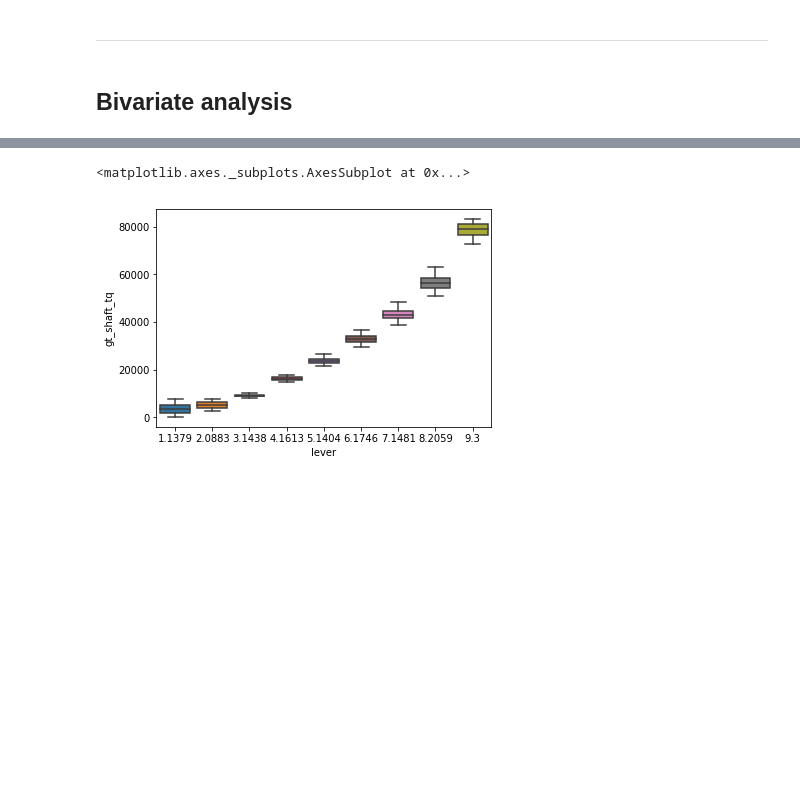
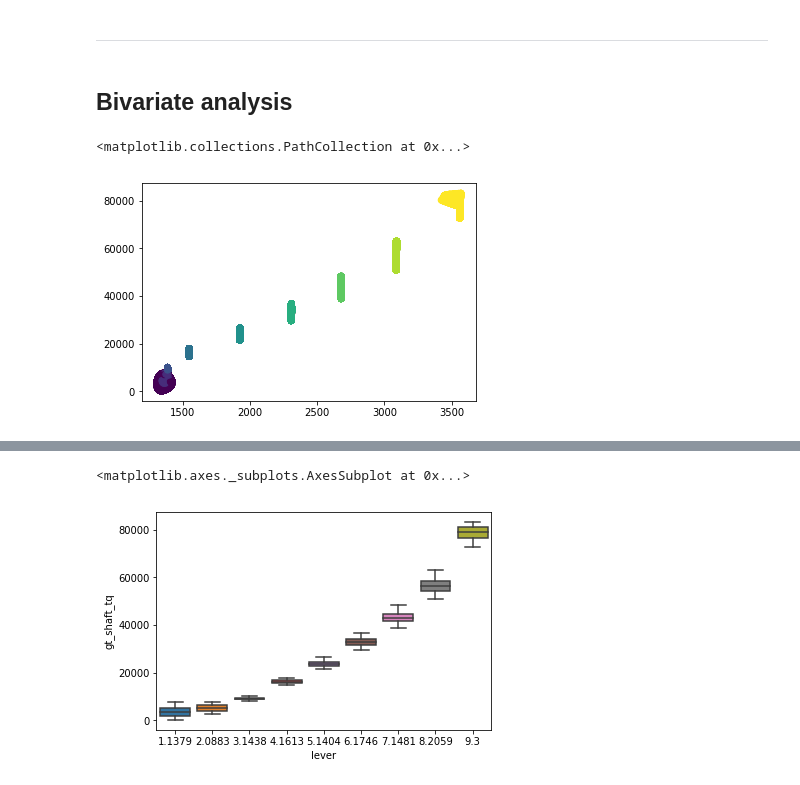
Before and after one commit to slickFix/Gas-compressor-failure-prediction, a Jupyter notebook: EDA.ipynb, the cells around one changed output, grey strips where cells are left out. Saved outputs shown, nothing was run; the diff lists cells and outputs as text; code cells hidden in the pictures; blank space fills up the shorter version.

Commit message:
adding sctter plots into EDA

```diff
--- a/EDA.ipynb
+++ b/EDA.ipynb
@@ -303,3 +314,10 @@ The 'normed' kwarg was deprecated in Matplotlib 2.1 and will be removed in 3.1.
 ---
 # %% [markdown]
 ## Bivariate analysis
+# %%
+# scatter plot
+
+plt.scatter(df['gt_shaft_sp'],df['gt_shaft_tq'],c=df['speed'])
+# %% [output]
+<matplotlib.collections.PathCollection at 0x...>
+[figure, added]
```
Also changed, not shown: parts of 4 cells of this notebook.
